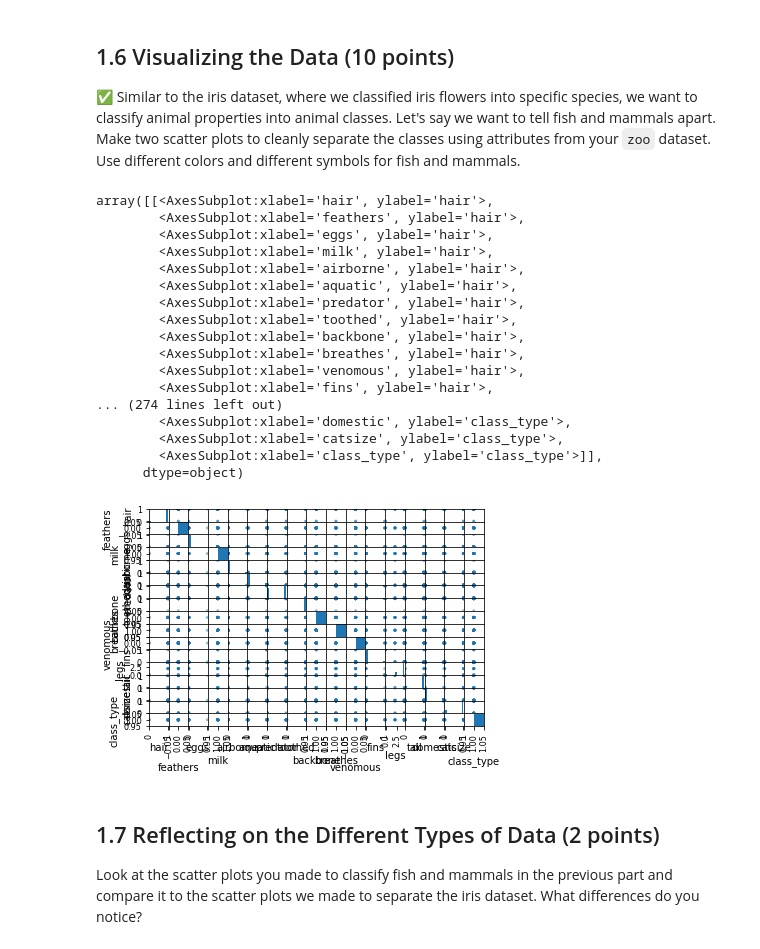
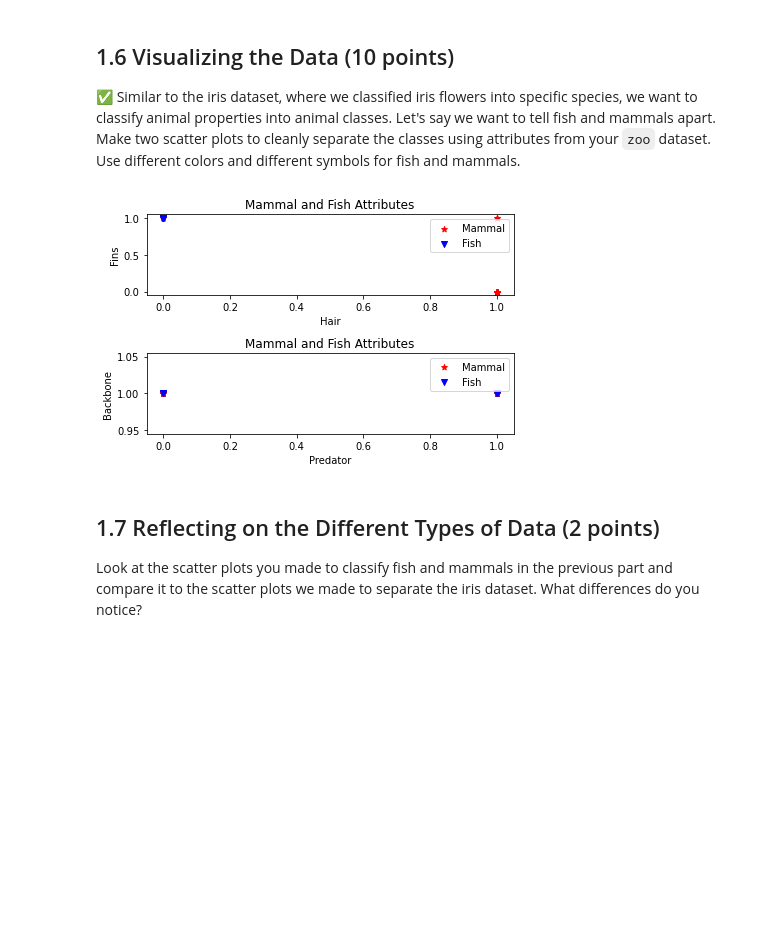
Before and after one commit to mkarnati111/CMSE202-s23-turnin, a Jupyter notebook: hw-02/HW-02_PandasAndObjects-Mahitha Karnati.ipynb, the cells around one changed output. Cells and saved outputs as stored; diff of their text form; code cells hidden in the pictures; blank space fills up the shorter version.

```diff
--- a/hw-02/HW-02_PandasAndObjects-Mahitha Karnati.ipynb
+++ b/hw-02/HW-02_PandasAndObjects-Mahitha Karnati.ipynb
@@ -132,27 +134,27 @@ grouped.describe()
 # %%
 #Write your code herec
 import matplotlib.pyplot as plt
-from pandas.plotting import scatter_matrix
+%matplotlib inline
+
 zoo_mamm= zoo[zoo["class_type"]==1]
-zoo_mamm
-pd.plotting.scatter_matrix(zoo_mamm, alpha=.5)
+zoo_fish= zoo[zoo["class_type"]==4]
+plt.subplot(2,1,1)
+plt.scatter(zoo_mamm["hair"], zoo_mamm["fins"],color="red",label="Mammal",marker="*")
+plt.scatter(zoo_fish["hair"], zoo_fish["fins"],color="blue", label="Fish",marker="v")
+plt.xlabel("Hair")
+plt.ylabel("Fins")
+plt.title("Mammal and Fish Attributes")
+plt.legend()
+
+plt.subplot(2,1,2)
+plt.scatter(zoo_mamm["predator"], zoo_mamm["backbone"],color="red",label="Mammal",marker="*")
+plt.scatter(zoo_fish["predator"], zoo_fish["backbone"],color="blue", label="Fish",marker="v")
+plt.xlabel("Predator")
+plt.ylabel("Backbone")
+plt.title("Mammal and Fish Attributes")
+plt.legend()
+
+plt.tight_layout()
 # %% [output]
-array([[<AxesSubplot:xlabel='hair', ylabel='hair'>,
-        <AxesSubplot:xlabel='feathers', ylabel='hair'>,
-        <AxesSubplot:xlabel='eggs', ylabel='hair'>,
-        <AxesSubplot:xlabel='milk', ylabel='hair'>,
-        <AxesSubplot:xlabel='airborne', ylabel='hair'>,
-        <AxesSubplot:xlabel='aquatic', ylabel='hair'>,
-        <AxesSubplot:xlabel='predator', ylabel='hair'>,
-        <AxesSubplot:xlabel='toothed', ylabel='hair'>,
-        <AxesSubplot:xlabel='backbone', ylabel='hair'>,
-        <AxesSubplot:xlabel='breathes', ylabel='hair'>,
-        <AxesSubplot:xlabel='venomous', ylabel='hair'>,
-        <AxesSubplot:xlabel='fins', ylabel='hair'>,
-... (274 lines left out)
-        <AxesSubplot:xlabel='domestic', ylabel='class_type'>,
-        <AxesSubplot:xlabel='catsize', ylabel='class_type'>,
-        <AxesSubplot:xlabel='class_type', ylabel='class_type'>]],
-      dtype=object)
-[figure, old version]
+[figure, new version]
 # %% [markdown]
```
Also changed, not shown: parts of 9 cells of this notebook.
